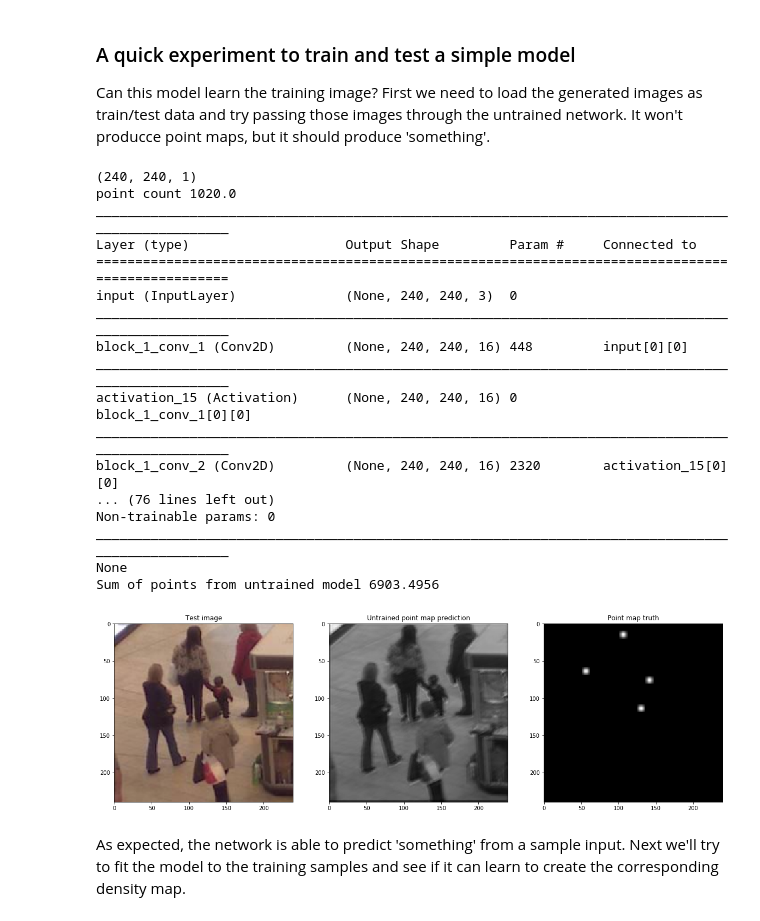
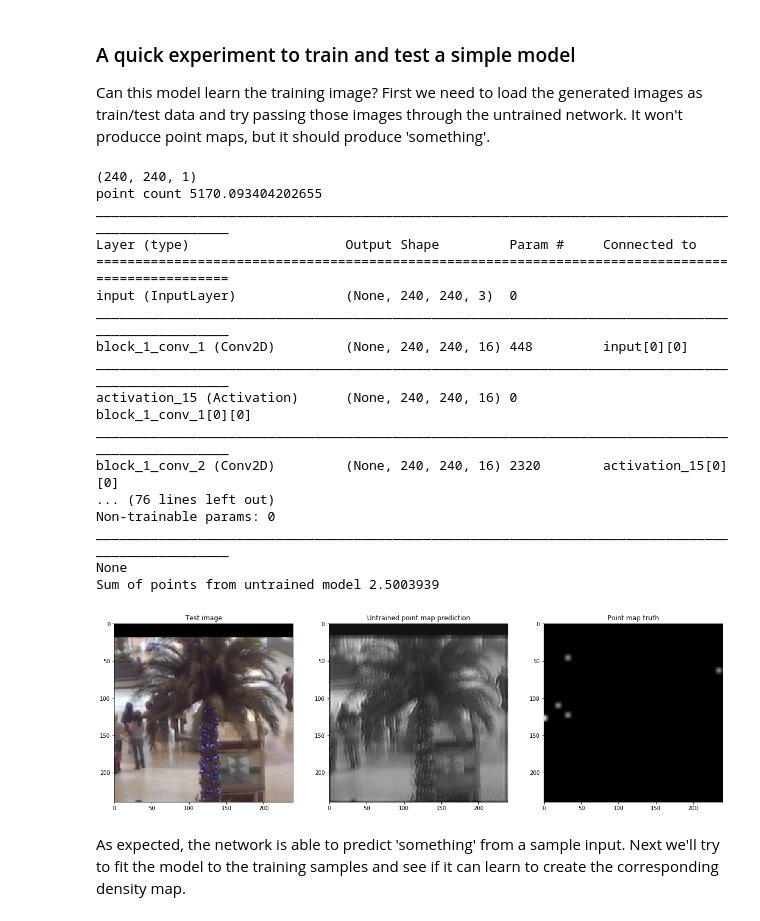
Before and after one commit to JayEh/Predict-Density-Maps, a Jupyter notebook: CNN Density Map Predictions .ipynb, the cells around one changed output. Drawn from its saved outputs; the diff is of its cells as text; code cells hidden in the pictures.

Commit message:
stabilize u-net training and include samples
Stabilized u-net training and included more examples of predicted density maps.

```diff
--- a/CNN Density Map Predictions .ipynb
+++ b/CNN Density Map Predictions .ipynb
@@ -341,9 +341,9 @@ def get_model(input_width=240, input_height=240, channels=3):
     # block 7
     # conv batch_norm relu
     # conv batch_norm relu
-    x = Conv2D(32, (3,3), padding='same', name='block_7_conv_1')(x)
+    x = Conv2D(16, (3,3), padding='same', name='block_7_conv_1')(x)
     x = Activation('relu')(x)
-    x = Conv2D(32, (3,3), padding='same', name='block_7_conv_2')(x)
+    x = Conv2D(16, (3,3), padding='same', name='block_7_conv_2')(x)
     x = Activation('relu')(x)
 
     # output prediction
@@ -384,13 +384,10 @@ This simple model should be trainable to perform a simple version of the task, I
 
 Can this model learn the training image? First we need to load the generated images as train/test data and try passing those images through the untrained network. It won't producce point maps, but it should produce 'something'.
 # %%
-from sklearn.model_selection import train_test_split, ShuffleSplit
+from sklearn.model_selection import train_test_split
 
-img_dir = 'Z:/'
-
-# amplify y to be on the same scale as the images 0-255.
-# after making a prediction divide by 255 to get back to point counting
-y = y * 255
+X = X / 255 # scale X so values are 0-1
+y = y * 1000 # amplify y so the network can more easily learn, then scale back predictions by the same amount to count points
 X_train, X_test, y_train, y_test = train_test_split(X, y, test_size=0.10, shuffle=True)
 
 validation_data = (X_test, y_test)
@@ -404,43 +401,43 @@ model = get_model()
 test_im = np.expand_dims(X_test[0], axis=0)
 test_pm = y_test[0]
 
-untrained_prediction = model.predict(test_im) / 255
+untrained_prediction = model.predict(test_im) / 1000
 print('Sum of points from untrained model',untrained_prediction.sum())
 untrained_prediction = np.squeeze(untrained_prediction, axis=0)
 untrained_prediction = np.squeeze(untrained_prediction, axis=2)
 
 # what does a predicted point map look like from an untrained model?
 plt.figure(figsize=(20,10))
 plt.subplot(131)
 plt.title('Test image')
 plt.imshow(X_test[0])
 plt.subplot(132)
 plt.title('Untrained point map prediction')
 plt.imshow(untrained_prediction, interpolation='none', cmap='gray')
 plt.subplot(133)
 plt.title('Point map truth')
 plt.imshow(np.squeeze(test_pm, axis=2), interpolation='none', cmap='gray')
 
 plt.show()
 # %% [output]
 (240, 240, 1)
-point count 1020.0
+point count 5170.093404202655
 __________________________________________________________________________________________________
 Layer (type)                    Output Shape         Param #     Connected to
 ==================================================================================================
 input (InputLayer)              (None, 240, 240, 3)  0
 __________________________________________________________________________________________________
 block_1_conv_1 (Conv2D)         (None, 240, 240, 16) 448         input[0][0]
 __________________________________________________________________________________________________
 activation_15 (Activation)      (None, 240, 240, 16) 0           block_1_conv_1[0][0]
 __________________________________________________________________________________________________
 block_1_conv_2 (Conv2D)         (None, 240, 240, 16) 2320        activation_15[0][0]
 ... (76 lines left out)
 Non-trainable params: 0
 __________________________________________________________________________________________________
 None
-Sum of points from untrained model 6903.4956
+Sum of points from untrained model 2.5003939
-[figure, old version]
+[figure, new version]
 # %% [markdown]
 As expected, the network is able to predict 'something' from a sample input. Next we'll try to fit the model to the training samples and see if it can learn to create the corresponding density map.
 # %% [markdown]
```
Also changed, not shown: parts of 4 cells of this notebook.
